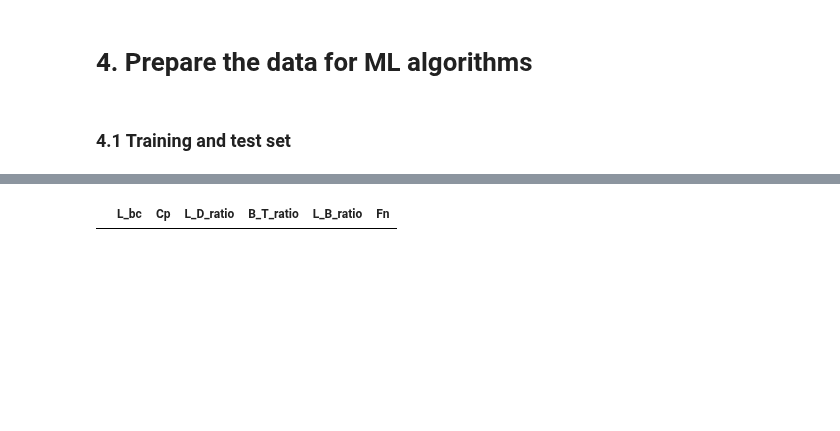
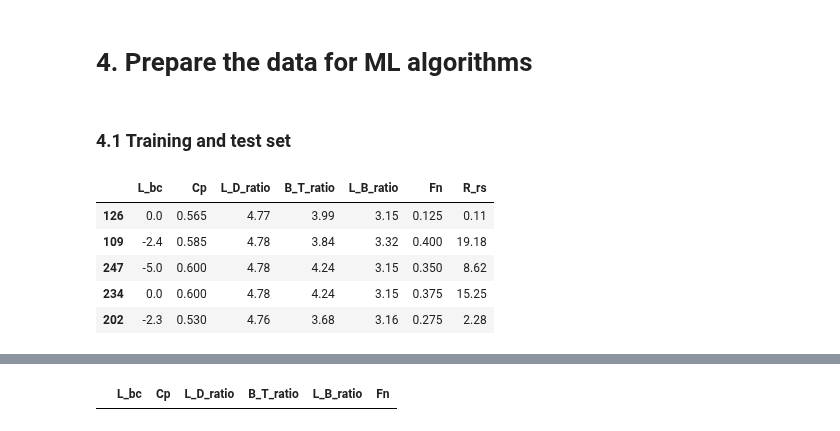
Before and after one commit to dujest/yacht-resistance, a Jupyter notebook: yacht_resistance_prediction.ipynb, the cells around one changed output, grey strips where cells are left out. Saved outputs shown, nothing was run; the diff lists cells and outputs as text; code cells hidden in the pictures; blank space fills up the shorter version.

Commit message:
data splitting 2

```diff
--- a/yacht_resistance_prediction.ipynb
+++ b/yacht_resistance_prediction.ipynb
@@ -236,3 +236,16 @@ Saving figure L_B_vs_L_D_ratio
 # 4. Prepare the data for ML algorithms
 # %% [markdown]
 ### 4.1 Training and test set
+# %%
+from sklearn.model_selection import train_test_split
+
+train_set, test_set = train_test_split(yacht, test_size=0.2, random_state=42)
+
+train_set.head()
+# %% [output]
+|  | L_bc | Cp | L_D_ratio | B_T_ratio | L_B_ratio | Fn | R_rs |
+| 126 | 0.0 | 0.565 | 4.77 | 3.99 | 3.15 | 0.125 | 0.11 |
+| 109 | -2.4 | 0.585 | 4.78 | 3.84 | 3.32 | 0.400 | 19.18 |
+| 247 | -5.0 | 0.600 | 4.78 | 4.24 | 3.15 | 0.350 | 8.62 |
+| 234 | 0.0 | 0.600 | 4.78 | 4.24 | 3.15 | 0.375 | 15.25 |
+| 202 | -2.3 | 0.530 | 4.76 | 3.68 | 3.16 | 0.275 | 2.28 |
```
Also changed, not shown: parts of 1 cell of this notebook.
